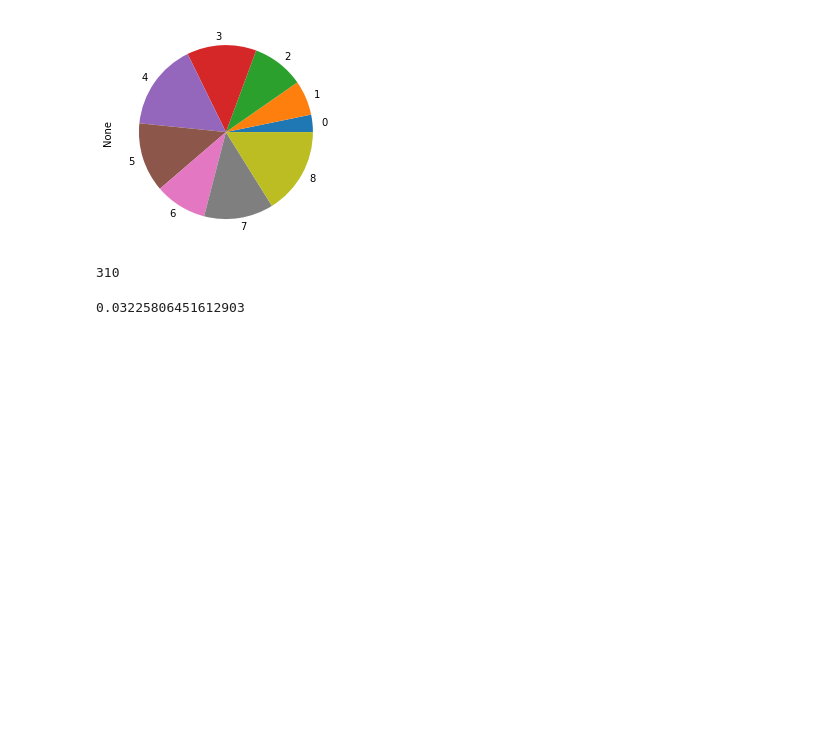
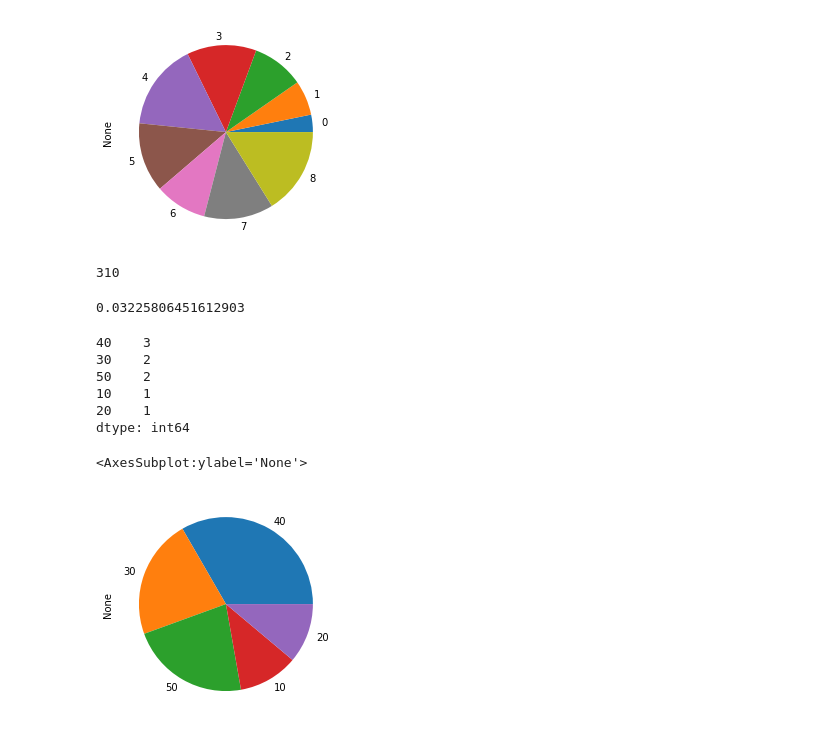
Before and after one commit to ramlaxman/cisco-2020-oct-14-plotting, a Jupyter notebook: Cisco 2020 October 14 — Pandas plotting.ipynb, the cells around one changed output. Cells and saved outputs as stored; diff of their text form; code cells hidden in the pictures; blank space fills up the shorter version.

```diff
--- a/Cisco 2020 October 14 — Pandas plotting.ipynb
+++ b/Cisco 2020 October 14 — Pandas plotting.ipynb
@@ -122,3 +122,17 @@ s.sum()
 10/310
 # %% [output]
 0.03225806451612903
+# %%
+s.value_counts()
+# %% [output]
+40    3
+30    2
+50    2
+10    1
+20    1
+dtype: int64
+# %%
+s.value_counts().plot.pie()
+# %% [output]
+<AxesSubplot:ylabel='None'>
+[figure, added]
```
Also changed, not shown: parts of 1 cell of this notebook.
